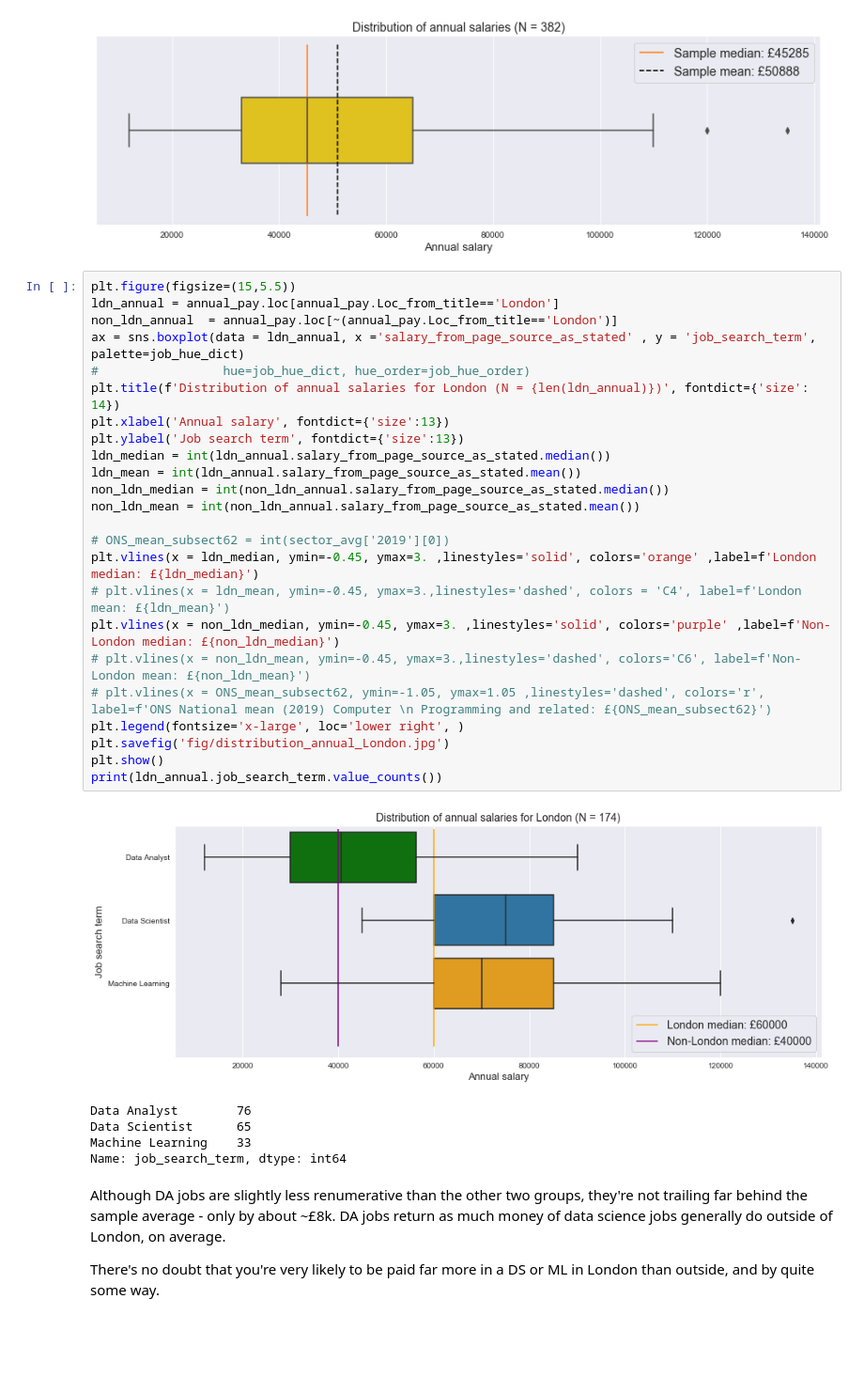
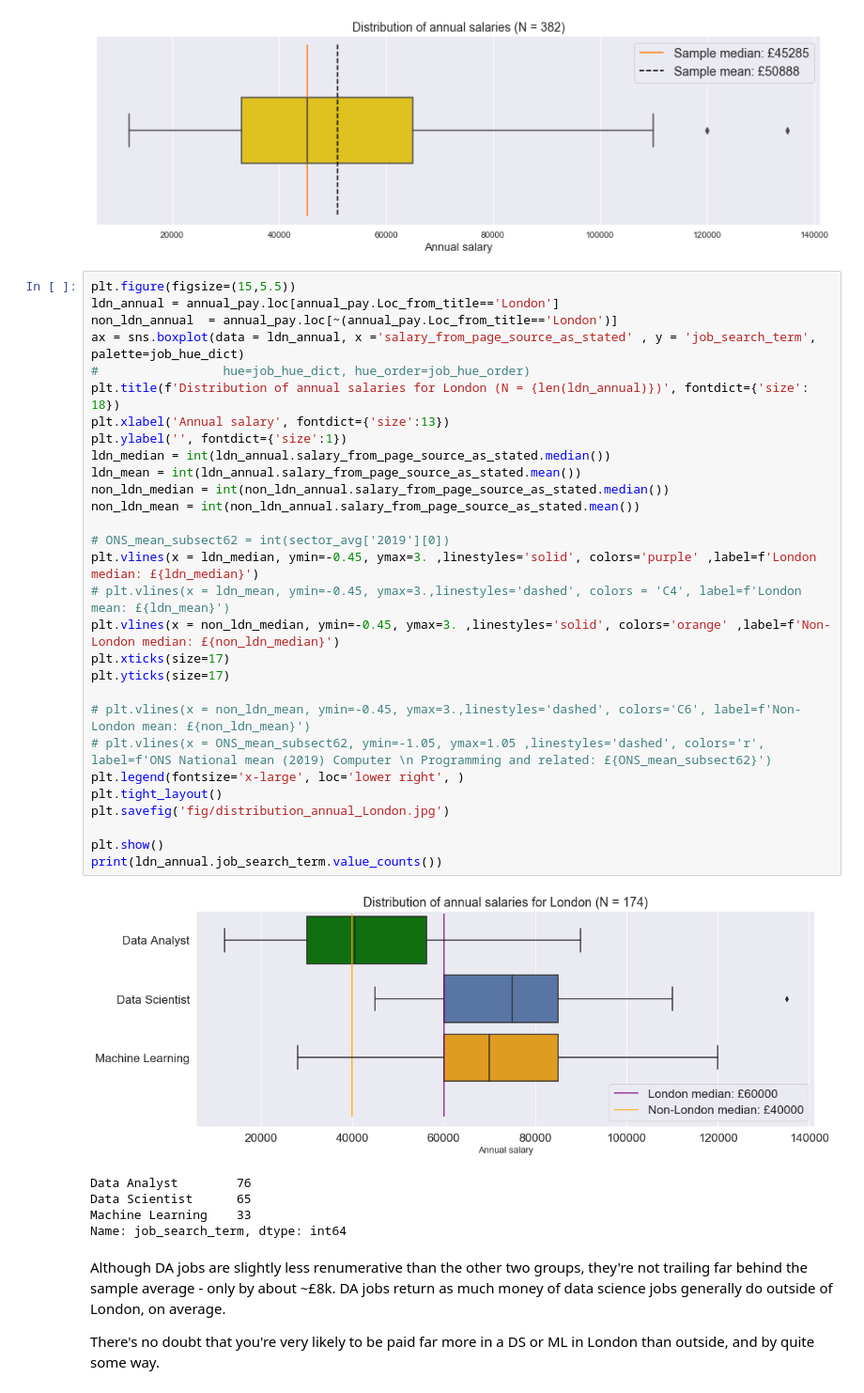
Before and after one commit to Ioana-P/DS_Indeed_Job_Market_analysis, a Jupyter notebook: Data_Scientist_UK_Q4_Job_market_analysis.ipynb, the cells around one changed output. Shown at 94% size. Drawn from its saved outputs; the diff is of its cells as text; blank space fills up the shorter version.

Commit message:
improve graph quality and sizing for blog; clean exp data

```diff
--- a/Data_Scientist_UK_Q4_Job_market_analysis.ipynb
+++ b/Data_Scientist_UK_Q4_Job_market_analysis.ipynb
@@ -328,29 +334,34 @@ plt.show()
 # %%
 plt.figure(figsize=(15,5.5))
 ldn_annual = annual_pay.loc[annual_pay.Loc_from_title=='London']
 non_ldn_annual  = annual_pay.loc[~(annual_pay.Loc_from_title=='London')]
 ax = sns.boxplot(data = ldn_annual, x ='salary_from_page_source_as_stated' , y = 'job_search_term',  palette=job_hue_dict)
 #                 hue=job_hue_dict, hue_order=job_hue_order)
-plt.title(f'Distribution of annual salaries for London (N = {len(ldn_annual)})', fontdict={'size': 14})
+plt.title(f'Distribution of annual salaries for London (N = {len(ldn_annual)})', fontdict={'size': 18})
 plt.xlabel('Annual salary', fontdict={'size':13})
-plt.ylabel('Job search term', fontdict={'size':13})
+plt.ylabel('', fontdict={'size':1})
 ldn_median = int(ldn_annual.salary_from_page_source_as_stated.median())
 ldn_mean = int(ldn_annual.salary_from_page_source_as_stated.mean())
 non_ldn_median = int(non_ldn_annual.salary_from_page_source_as_stated.median())
 non_ldn_mean = int(non_ldn_annual.salary_from_page_source_as_stated.mean())
 
 # ONS_mean_subsect62 = int(sector_avg['2019'][0])
-plt.vlines(x = ldn_median, ymin=-0.45, ymax=3. ,linestyles='solid', colors='orange' ,label=f'London median: £{ldn_median}')
+plt.vlines(x = ldn_median, ymin=-0.45, ymax=3. ,linestyles='solid', colors='purple' ,label=f'London median: £{ldn_median}')
 # plt.vlines(x = ldn_mean, ymin=-0.45, ymax=3.,linestyles='dashed', colors = 'C4', label=f'London mean: £{ldn_mean}')
-plt.vlines(x = non_ldn_median, ymin=-0.45, ymax=3. ,linestyles='solid', colors='purple' ,label=f'Non-London median: £{non_ldn_median}')
+plt.vlines(x = non_ldn_median, ymin=-0.45, ymax=3. ,linestyles='solid', colors='orange' ,label=f'Non-London median: £{non_ldn_median}')
+plt.xticks(size=17)
+plt.yticks(size=17)
+
 # plt.vlines(x = non_ldn_mean, ymin=-0.45, ymax=3.,linestyles='dashed', colors='C6', label=f'Non-London mean: £{non_ldn_mean}')
 # plt.vlines(x = ONS_mean_subsect62, ymin=-1.05, ymax=1.05 ,linestyles='dashed', colors='r', label=f'ONS National mean (2019) Computer \n Programming and related: £{ONS_mean_subsect62}')
 plt.legend(fontsize='x-large', loc='lower right', )
+plt.tight_layout()
 plt.savefig('fig/distribution_annual_London.jpg')
+
 plt.show()
 print(ldn_annual.job_search_term.value_counts())
 # %% [output]
-[figure, old version]
+[figure, new version]
 Data Analyst        76
 Data Scientist      65
 Machine Learning    33
```
Also changed, not shown: parts of 25 cells of this notebook, 9 other files.
